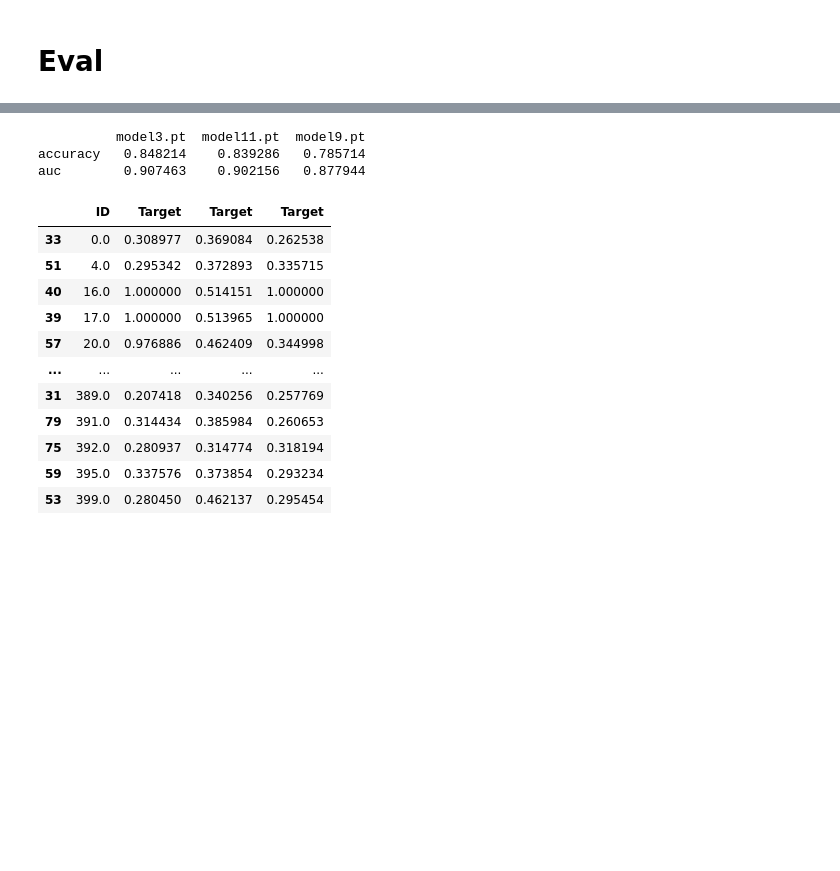
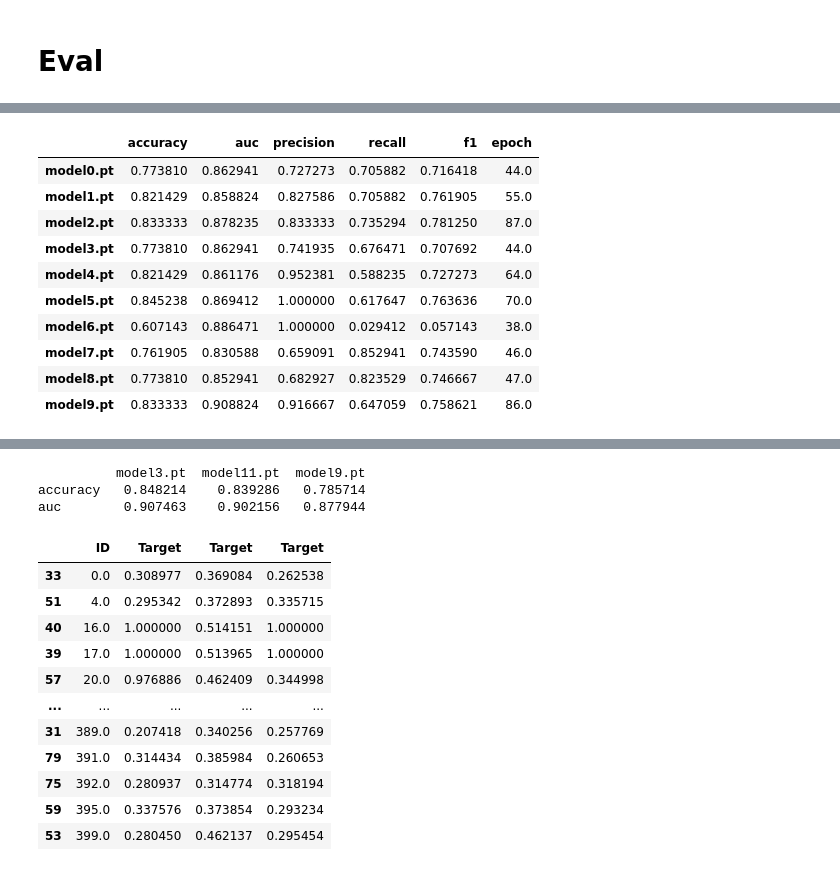
Before and after one commit to hippolytemayard/certainty-pooling-mil, a Jupyter notebook: notebooks/submission.ipynb, the cells around one changed output, grey strips where cells are left out. Saved outputs shown, nothing was run; the diff lists cells and outputs as text; code cells hidden in the pictures; blank space fills up the shorter version.

```diff
--- a/notebooks/submission.ipynb
+++ b/notebooks/submission.ipynb
@@ -43,0 +66,18 @@ for path_model in path_models:
+# %%
+import pandas as pd
+
+df_metrics = pd.DataFrame({"accuracy":accuracy, "auc":auc, "precision":precision,
+                          "recall":recall, "f1":f1, "epoch":epochs}, index = [i.name for i in path_models]).T
+df_metrics.T
+# %% [output]
+|  | accuracy | auc | precision | recall | f1 | epoch |
+| model0.pt | 0.773810 | 0.862941 | 0.727273 | 0.705882 | 0.716418 | 44.0 |
+| model1.pt | 0.821429 | 0.858824 | 0.827586 | 0.705882 | 0.761905 | 55.0 |
+| model2.pt | 0.833333 | 0.878235 | 0.833333 | 0.735294 | 0.781250 | 87.0 |
+| model3.pt | 0.773810 | 0.862941 | 0.741935 | 0.676471 | 0.707692 | 44.0 |
+| model4.pt | 0.821429 | 0.861176 | 0.952381 | 0.588235 | 0.727273 | 64.0 |
+| model5.pt | 0.845238 | 0.869412 | 1.000000 | 0.617647 | 0.763636 | 70.0 |
+| model6.pt | 0.607143 | 0.886471 | 1.000000 | 0.029412 | 0.057143 | 38.0 |
+| model7.pt | 0.761905 | 0.830588 | 0.659091 | 0.852941 | 0.743590 | 46.0 |
+| model8.pt | 0.773810 | 0.852941 | 0.682927 | 0.823529 | 0.746667 | 47.0 |
+| model9.pt | 0.833333 | 0.908824 | 0.916667 | 0.647059 | 0.758621 | 86.0 |
```
Also changed, not shown: parts of 32 cells of this notebook, 7 other files.
